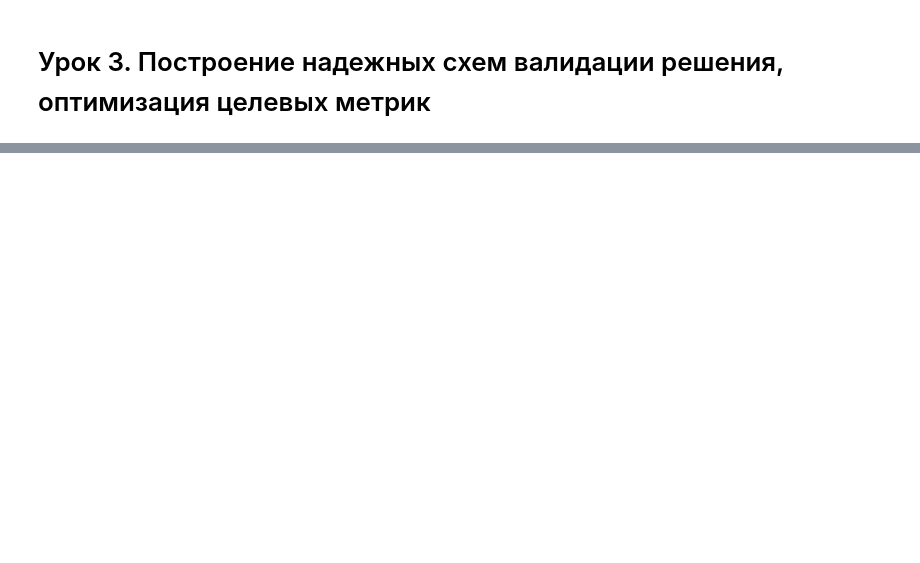
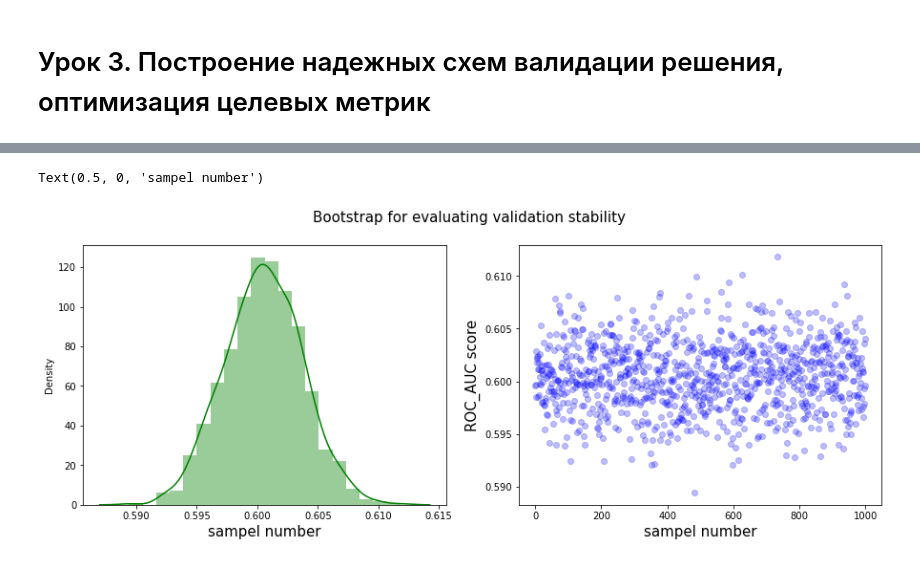
Before and after one commit to evelisko/GB_SDA_Kaggle, a Jupyter notebook: Lesson 3/HW_kaggle_Lesson_3.ipynb, the cells around one changed output, grey strips where cells are left out. Drawn from its saved outputs; the diff is of its cells as text; code cells hidden in the pictures; blank space fills up the shorter version.

```diff
--- a/Lesson 3/HW_kaggle_Lesson_3.ipynb
+++ b/Lesson 3/HW_kaggle_Lesson_3.ipynb
@@ -36,0 +550,5 @@
+# %%
+x_private = private_df.drop(["TransactionID", "isFraud"], axis=1)
+y_private = private_df["isFraud"]
+# %%
+x_private[categorical]=x_private[categorical].astype('category')
@@ -36,0 +562,12 @@
+# %%
+fig, axes = plt.subplots(1, 2, figsize=(15, 5))
+plt.suptitle("Bootstrap for evaluating validation stability", size=15)
+axes[1].scatter(range(len(scores)), scores, alpha=0.25, color="blue")
+axes[1].set_xlabel("sampel number", size=15)
+axes[1].set_ylabel("ROC_AUC score", size=15)
+
+sns.distplot(scores, ax=axes[0], color="green", bins=20)
+axes[0].set_xlabel("sampel number", size=15)
+# %% [output]
+Text(0.5, 0, 'sampel number')
+[figure, added]
```
Also changed, not shown: parts of 52 cells of this notebook.
